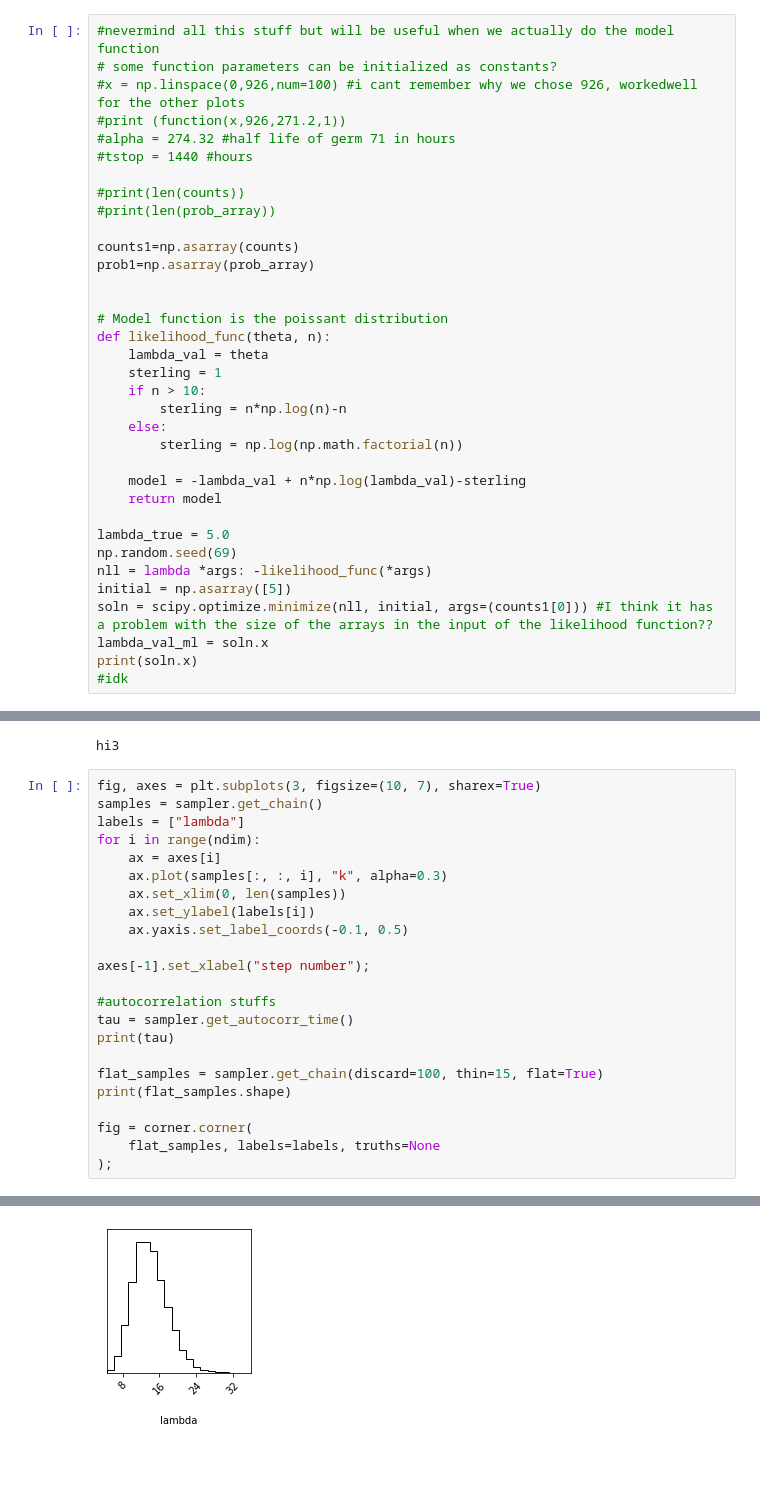
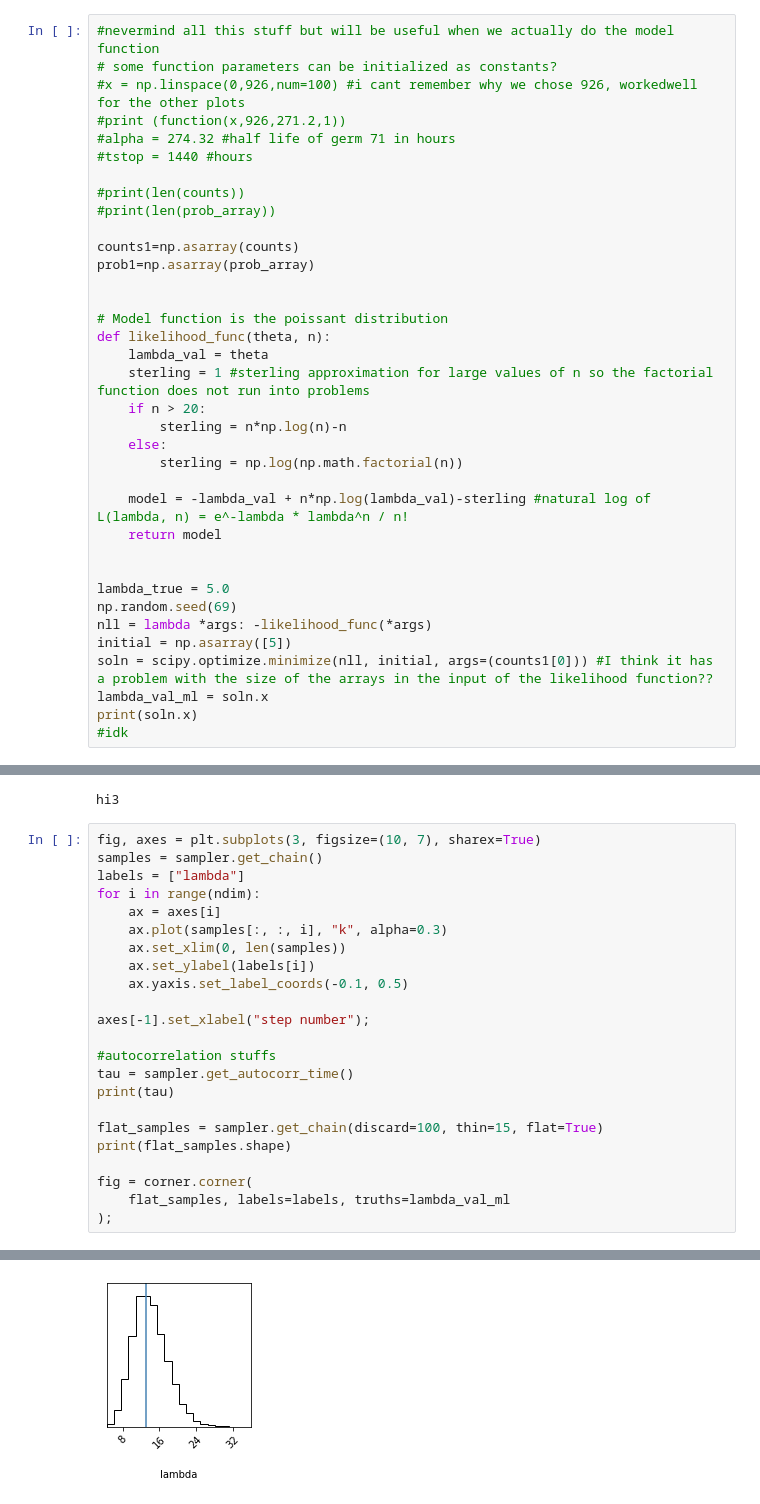
Before and after one commit to villano-lab/thermal-flux_paper2023, a Jupyter notebook: probdistibution.ipynb, the cells around one changed output, grey strips where cells are left out. Cells and saved outputs as stored; diff of their text form; blank space fills up the shorter version.

```diff
--- a/probdistibution.ipynb
+++ b/probdistibution.ipynb
@@ -133,14 +133,15 @@ prob1=np.asarray(prob_array)
 # Model function is the poissant distribution
 def likelihood_func(theta, n):
     lambda_val = theta
-    sterling = 1
-    if n > 10:
+    sterling = 1 #sterling approximation for large values of n so the factorial function does not run into problems
+    if n > 20:
         sterling = n*np.log(n)-n
     else:
         sterling = np.log(np.math.factorial(n))
 
-    model = -lambda_val + n*np.log(lambda_val)-sterling
+    model = -lambda_val + n*np.log(lambda_val)-sterling #natural log of L(lambda, n) = e^-lambda * lambda^n / n!
     return model
+
 
 lambda_true = 5.0
 np.random.seed(69)
@@ -186,28 +187,28 @@ hi3
 # %%
 fig, axes = plt.subplots(3, figsize=(10, 7), sharex=True)
 samples = sampler.get_chain()
 labels = ["lambda"]
 for i in range(ndim):
     ax = axes[i]
     ax.plot(samples[:, :, i], "k", alpha=0.3)
     ax.set_xlim(0, len(samples))
     ax.set_ylabel(labels[i])
     ax.yaxis.set_label_coords(-0.1, 0.5)
 
 axes[-1].set_xlabel("step number");
 
 #autocorrelation stuffs
 tau = sampler.get_autocorr_time()
 print(tau)
 
 flat_samples = sampler.get_chain(discard=100, thin=15, flat=True)
 print(flat_samples.shape)
 
 fig = corner.corner(
-    flat_samples, labels=labels, truths=None
+    flat_samples, labels=labels, truths=lambda_val_ml
 );
 # %% [output]
 [27.26459666]
 (10432, 1)
 [figure]
-[figure, old version]
+[figure, new version]
```
Also changed, not shown: parts of 1 cell of this notebook.
